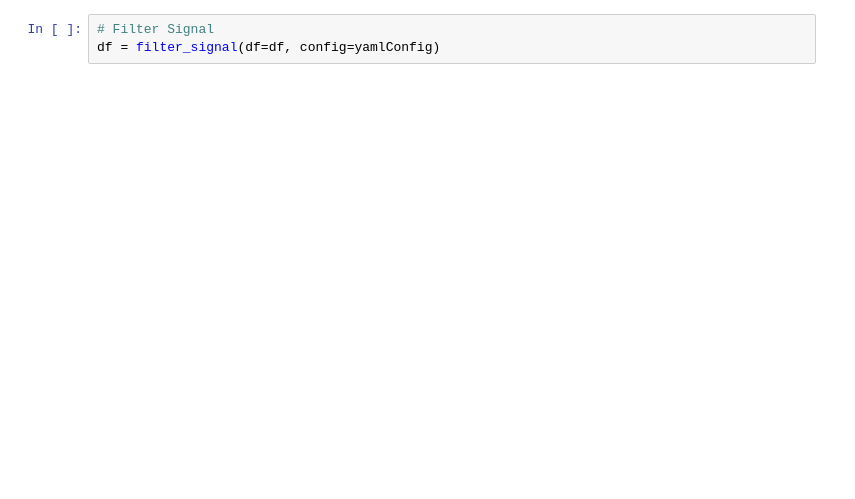
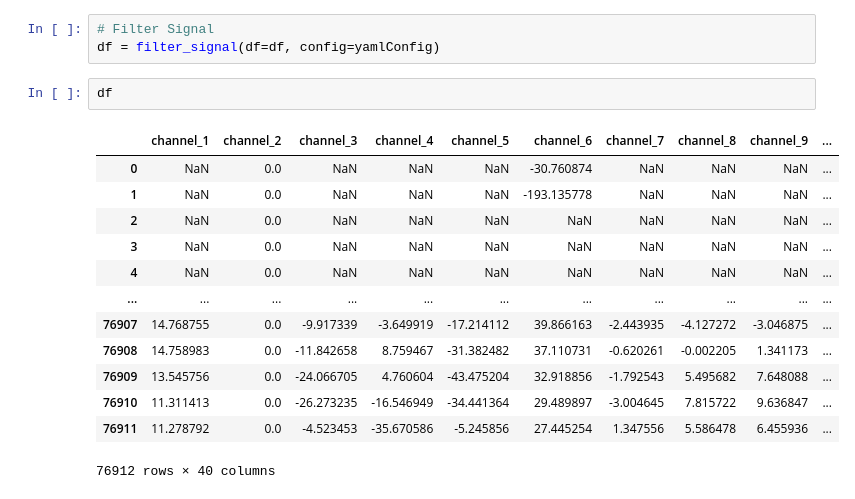
Before and after one commit to mudo121/thesis_eeg, a Jupyter notebook: test_pipeline.ipynb, the cells around one changed output. Saved outputs shown, nothing was run; the diff lists cells and outputs as text; blank space fills up the shorter version.

```diff
--- a/test_pipeline.ipynb
+++ b/test_pipeline.ipynb
@@ -31,6 +52,22 @@ Loading the config file for muse-lsl
 # %%
 # Filter Signal
 df = filter_signal(df=df, config=yamlConfig)
+# %%
+df
+# %% [output]
+|  | channel_1 | channel_2 | channel_3 | channel_4 | channel_5 | channel_6 | channel_7 | channel_8 | channel_9 | ... |
+| 0 | NaN | 0.0 | NaN | NaN | NaN | -30.760874 | NaN | NaN | NaN | ... |
+| 1 | NaN | 0.0 | NaN | NaN | NaN | -193.135778 | NaN | NaN | NaN | ... |
+| 2 | NaN | 0.0 | NaN | NaN | NaN | NaN | NaN | NaN | NaN | ... |
+| 3 | NaN | 0.0 | NaN | NaN | NaN | NaN | NaN | NaN | NaN | ... |
+| 4 | NaN | 0.0 | NaN | NaN | NaN | NaN | NaN | NaN | NaN | ... |
+| ... | ... | ... | ... | ... | ... | ... | ... | ... | ... | ... |
+| 76907 | 14.768755 | 0.0 | -9.917339 | -3.649919 | -17.214112 | 39.866163 | -2.443935 | -4.127272 | -3.046875 | ... |
+| 76908 | 14.758983 | 0.0 | -11.842658 | 8.759467 | -31.382482 | 37.110731 | -0.620261 | -0.002205 | 1.341173 | ... |
+| 76909 | 13.545756 | 0.0 | -24.066705 | 4.760604 | -43.475204 | 32.918856 | -1.792543 | 5.495682 | 7.648088 | ... |
+| 76910 | 11.311413 | 0.0 | -26.273235 | -16.546949 | -34.441364 | 29.489897 | -3.004645 | 7.815722 | 9.636847 | ... |
+| 76911 | 11.278792 | 0.0 | -4.523453 | -35.670586 | -5.245856 | 27.445254 | 1.347556 | 5.586478 | 6.455936 | ... |
+76912 rows × 40 columns
 # %%
 df_series = pre_process_signal(df=df, config=yamlConfig)
 # %% [output]
```
Also changed, not shown: parts of 13 cells of this notebook, 8 other files.
